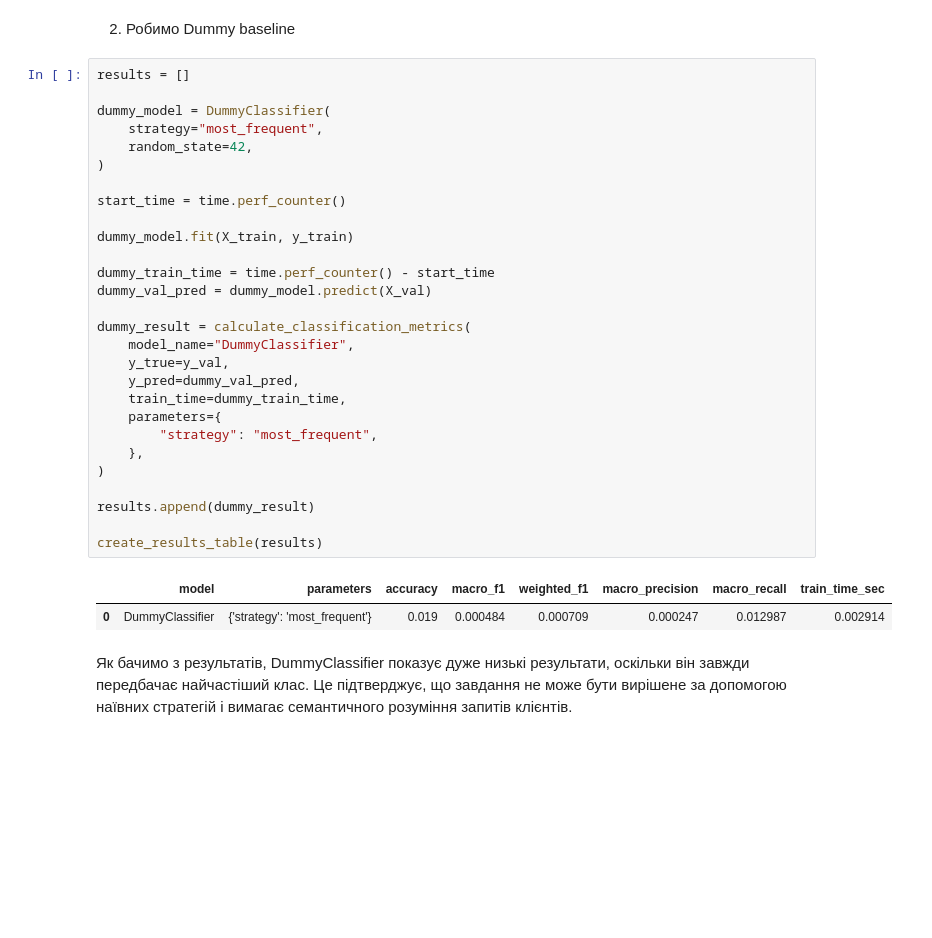
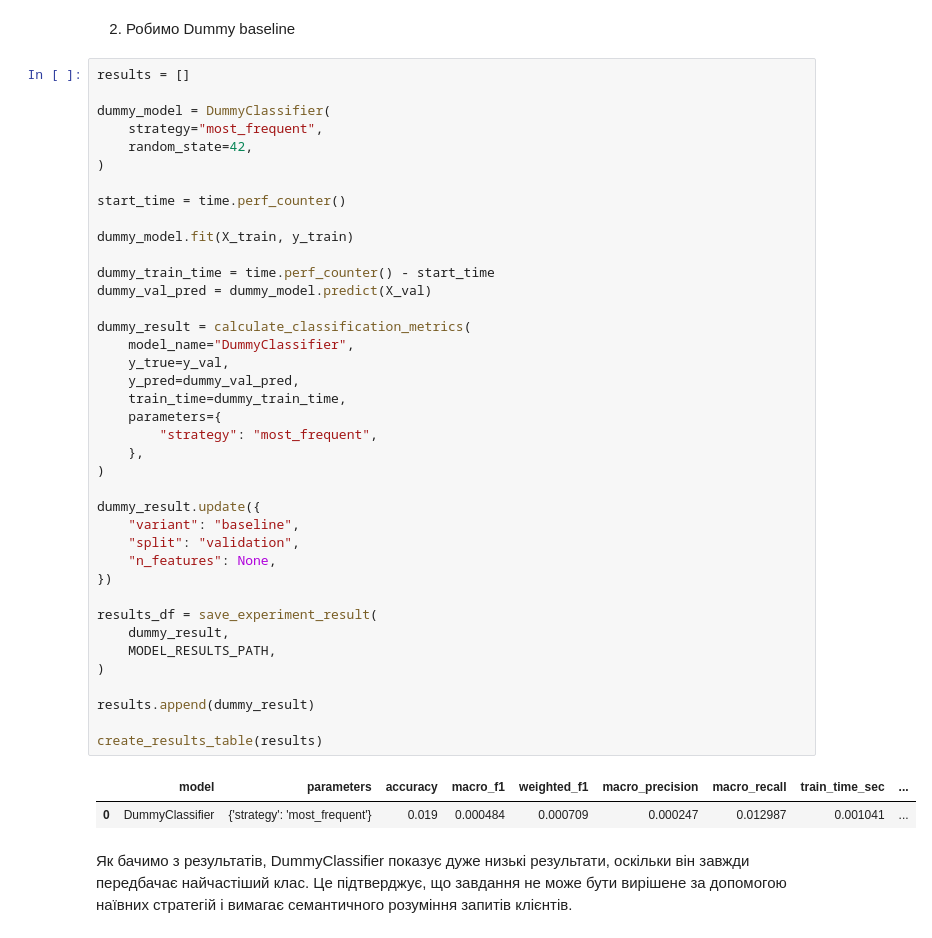
Before and after one commit to Oleg-FFF/banking-intent-classification, a Jupyter notebook: notebooks/03_Traditional_ML.ipynb, the cells around one changed output. Cells and saved outputs as stored; diff of their text form; blank space fills up the shorter version.

```diff
--- a/notebooks/03_Traditional_ML.ipynb
+++ b/notebooks/03_Traditional_ML.ipynb
@@ -59,34 +62,45 @@ Test: (3080,)
 # %%
 results = []
 
 dummy_model = DummyClassifier(
     strategy="most_frequent",
     random_state=42,
 )
 
 start_time = time.perf_counter()
 
 dummy_model.fit(X_train, y_train)
 
 dummy_train_time = time.perf_counter() - start_time
 dummy_val_pred = dummy_model.predict(X_val)
 
 dummy_result = calculate_classification_metrics(
     model_name="DummyClassifier",
     y_true=y_val,
     y_pred=dummy_val_pred,
     train_time=dummy_train_time,
     parameters={
         "strategy": "most_frequent",
     },
 )
 
+dummy_result.update({
+    "variant": "baseline",
+    "split": "validation",
+    "n_features": None,
+})
+
+results_df = save_experiment_result(
+    dummy_result,
+    MODEL_RESULTS_PATH,
+)
+
 results.append(dummy_result)
 
 create_results_table(results)
 # %% [output]
-|  | model | parameters | accuracy | macro_f1 | weighted_f1 | macro_precision | macro_recall | train_time_sec |
-| 0 | DummyClassifier | {'strategy': 'most_frequent'} | 0.019 | 0.000484 | 0.000709 | 0.000247 | 0.012987 | 0.002914 |
+|  | model | parameters | accuracy | macro_f1 | weighted_f1 | macro_precision | macro_recall | train_time_sec | ... |
+| 0 | DummyClassifier | {'strategy': 'most_frequent'} | 0.019 | 0.000484 | 0.000709 | 0.000247 | 0.012987 | 0.001041 | ... |
 # %% [markdown]
 Як бачимо з результатів, DummyClassifier показує дуже низькі результати, оскільки він завжди передбачає найчастіший клас. Це підтверджує, що завдання не може бути вирішене за допомогою наївних стратегій і вимагає семантичного розуміння запитів клієнтів.
 # %% [markdown]
```
Also changed, not shown: parts of 6 cells of this notebook, 5 other files.
